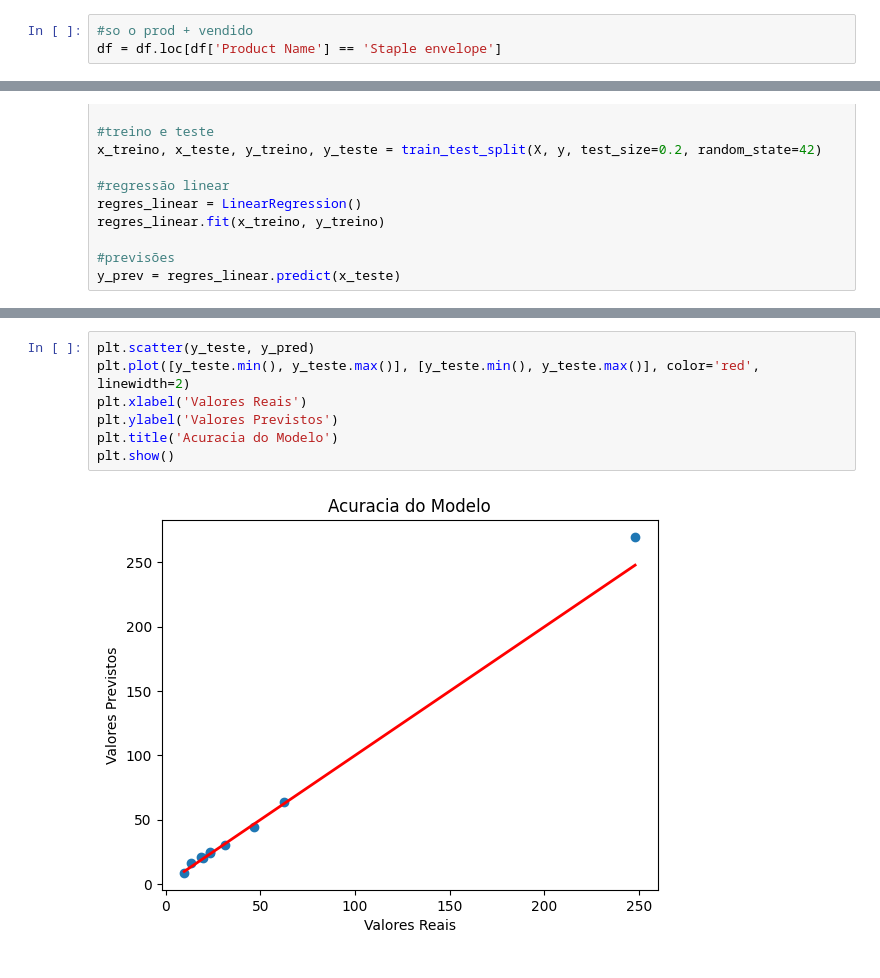
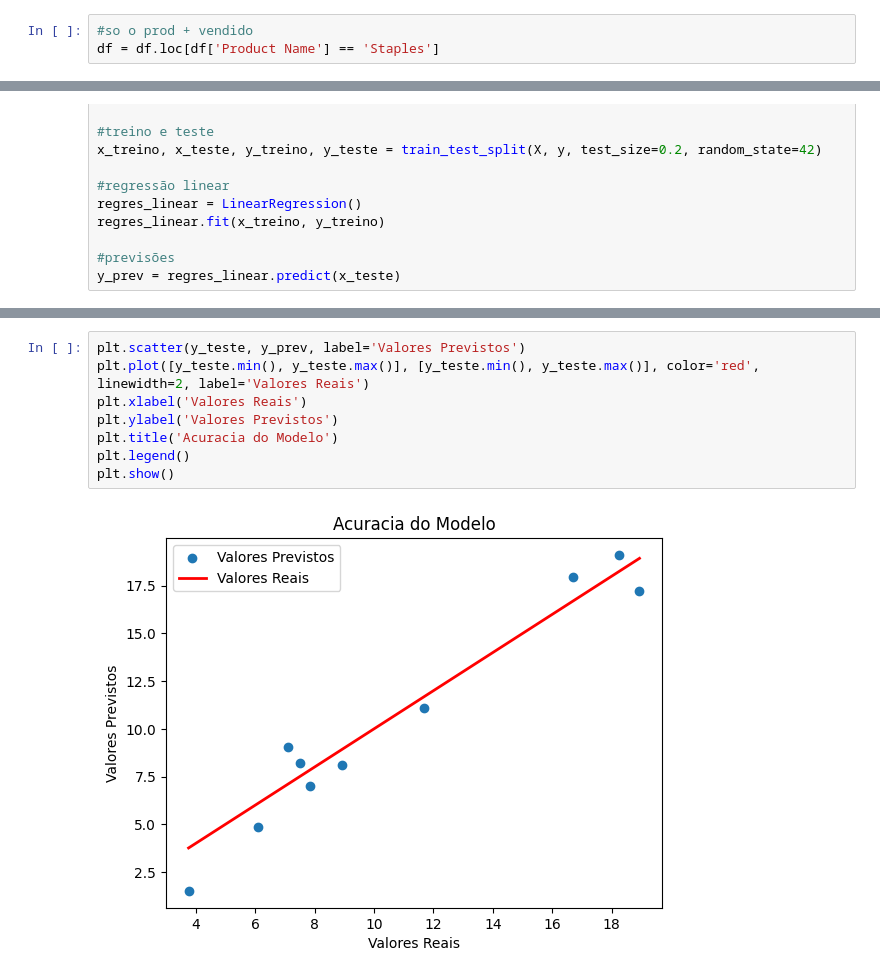
Before and after one commit to adriel1ft/previsao_de_estoque, a Jupyter notebook: index.ipynb, the cells around one changed output, grey strips where cells are left out. Drawn from its saved outputs; the diff is of its cells as text.

```diff
--- a/index.ipynb
+++ b/index.ipynb
@@ -74,6 +92,6 @@ Name: count, Length: 1850, dtype: int64
 # %%
 #so o prod + vendido
-df = df.loc[df['Product Name'] == 'Staple envelope']
+df = df.loc[df['Product Name'] == 'Staples']
 # %%
 colunas_remover = ['Category', 'Sub-Category', 'Product Name']
 
@@ -363,12 +382,13 @@ plt.show()
 # %%
-plt.scatter(y_teste, y_pred)
-plt.plot([y_teste.min(), y_teste.max()], [y_teste.min(), y_teste.max()], color='red', linewidth=2)
+plt.scatter(y_teste, y_prev, label='Valores Previstos')
+plt.plot([y_teste.min(), y_teste.max()], [y_teste.min(), y_teste.max()], color='red', linewidth=2, label='Valores Reais')
 plt.xlabel('Valores Reais')
 plt.ylabel('Valores Previstos')
 plt.title('Acuracia do Modelo')
+plt.legend()
 plt.show()
 # %% [output]
-[figure, old version]
+[figure, new version]
 # %%
 print("MSE = Mean Squared Error")
 print("MSE com outliers:", mse_with_outliers)
```
Also changed, not shown: parts of 26 cells of this notebook, 2 other files.
